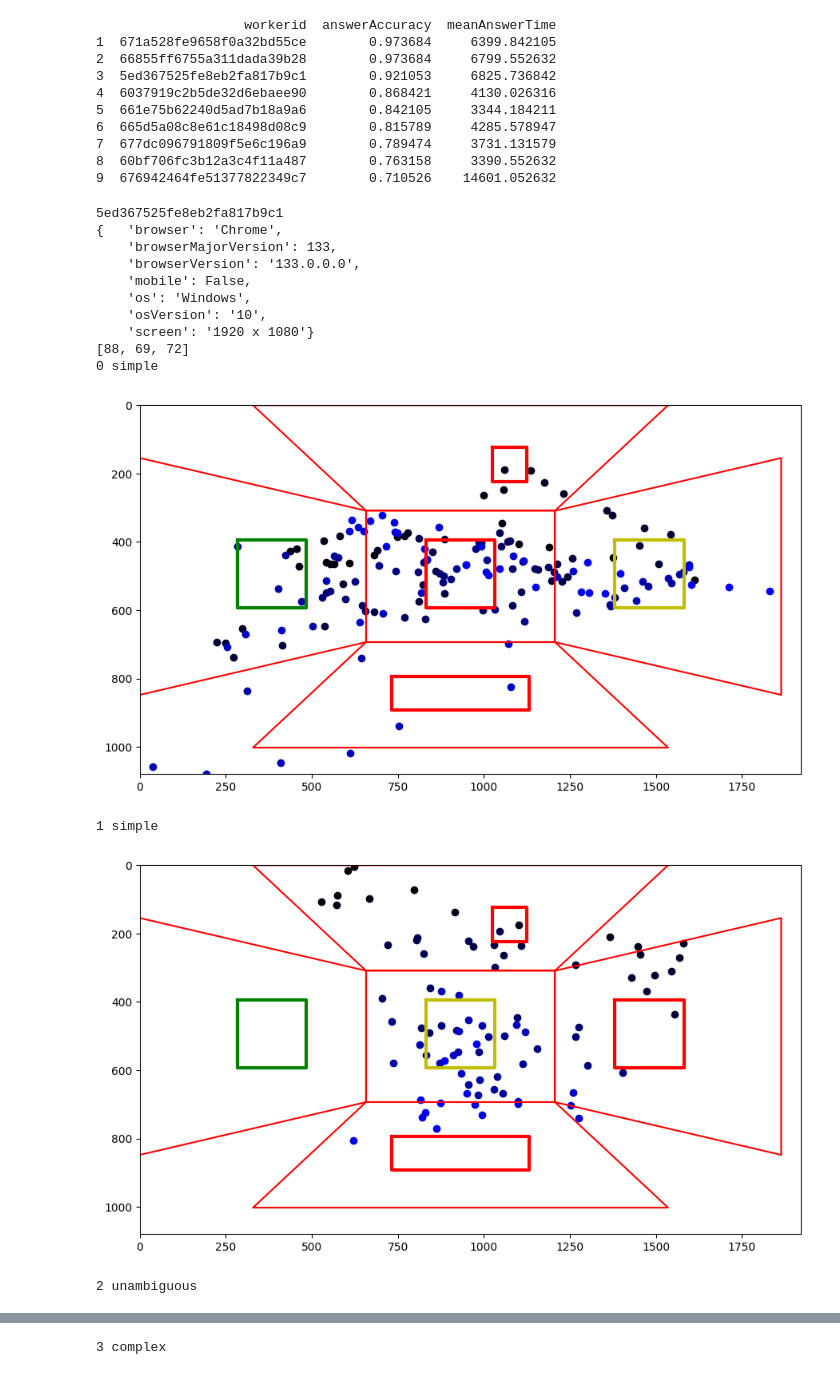
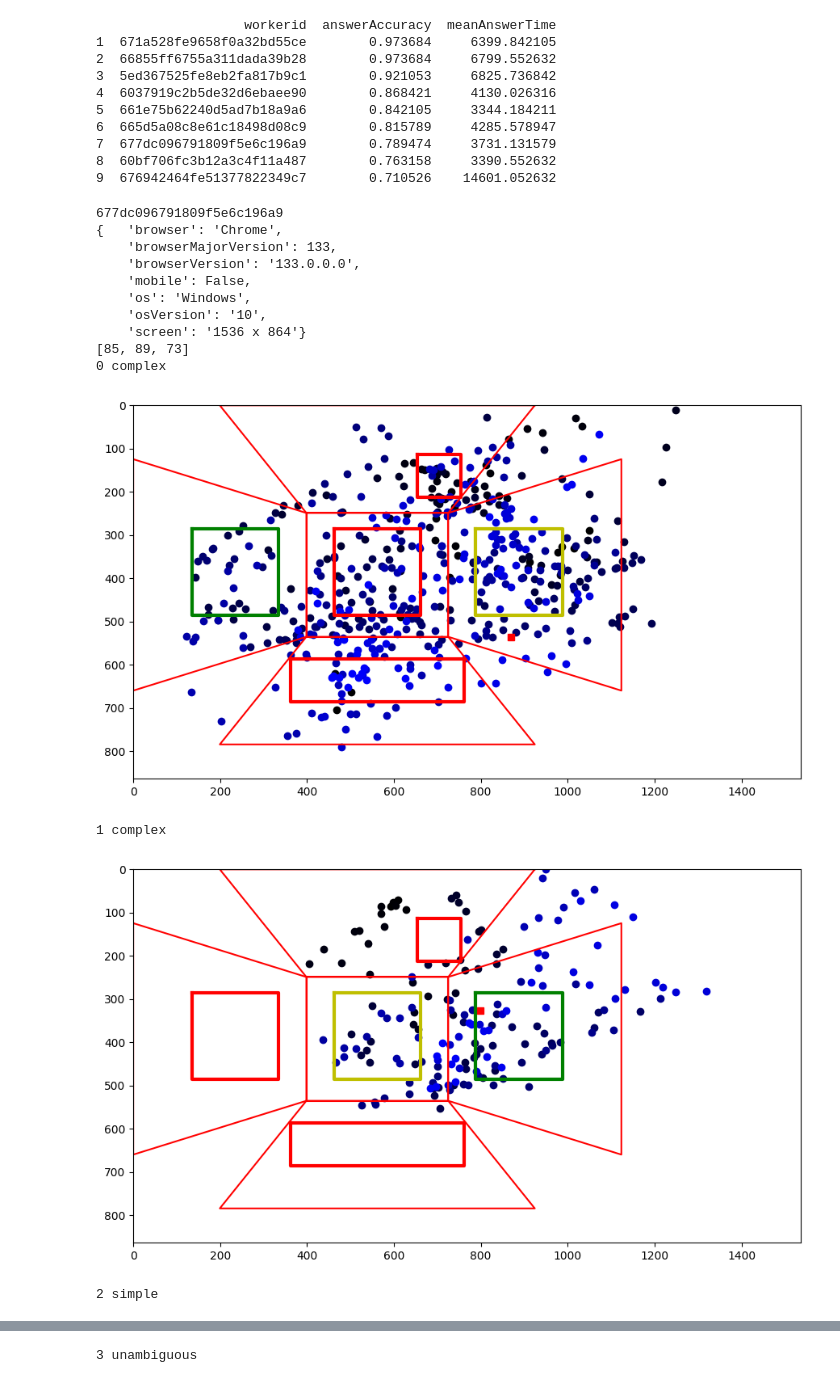
Before and after one commit to GAtemROU/Thesis-Project, a Jupyter notebook: analysis/preprocessing_and_init_analysis.ipynb, the cells around one changed output, grey strips where cells are left out. Drawn from its saved outputs; the diff is of its cells as text; code cells hidden in the pictures.

```diff
--- a/analysis/preprocessing_and_init_analysis.ipynb
+++ b/analysis/preprocessing_and_init_analysis.ipynb
@@ -13,15 +13,22 @@ pp = pprint.PrettyPrinter(indent=4)
 
 df_name = 'experiment_results_prolific_pilot_10ps'
 # %%
-remove_negative_gaze = False
+remove_negative_gaze = True
 # code CJ45HISW
 filter_blacklist = True
+filter_timestamps = False
+
 blacklist = ['j']
 df = pd.read_csv(f'data/raw_data/{df_name}.csv')
 df = df.drop('type', axis=1)
 
+timestamps = ['04-Mar-2025 10:32:34']
+
+if filter_timestamps:
+    df = df[~df['timestamp'].isin(timestamps)]
+
 if filter_blacklist:
-    df = df[~df.workerid.isin(blacklist)]
+    df = df[~df['workerid'].isin(blacklist)]
 
 # reindex the df
 df.reset_index(drop=True, inplace=True)
@@ -47,7 +54,7 @@ def parse(data):
 df = pd.concat([df, pd.json_normalize(df.apply(lambda x: parse(x['answer']), axis=1, ), max_level=0)], axis=1)
 
 if remove_negative_gaze:
-    df.gaze = df.gaze.apply(lambda x: {key:val for key, val in json.loads(base64.b64decode(x)).items() if int(key) > 0})
+    df.gaze = df.gaze.apply(lambda x: {key:val for key, val in json.loads(base64.b64decode(x)).items() if int(key) > 0 and val['x'] is not None})
 else:
     df.gaze = df.gaze.apply(lambda x: {key:val for key, val in json.loads(base64.b64decode(x)).items() if val['x'] is not None})
 df.sort_values(by=['workerid', 'userTrialId'], inplace=True)
@@ -96,3 +87,5 @@ df
+# %%
+df = df[df['workerid'] == '677dc096791809f5e6c196a9']
 # %% [markdown]
 ### Convert Gaze to Fixation detection format
 #### After consideration, fixation detection does not seem like a good choice for our data
@@ -234,3 +227,6 @@ df['condition'] = df['type'].map({'simple': 'simple', 'complex': 'complex', 'str
 df['gaze'] = df['gaze'].apply(lambda x: json.dumps(x))
 df['coordinates'] = df['coordinates'].apply(lambda x: json.dumps(x))
 df.to_csv(f'data/preprocessed_data/{df_name}.csv', index=False)
+
+df['gaze'] = df['gaze'].apply(lambda x: json.loads(x))
+df['coordinates'] = df['coordinates'].apply(lambda x: json.loads(x))
@@ -581,7 +581,7 @@ pp.pprint(leaderboard_df)
 8  60bf706fc3b12a3c4f11a487        0.763158     3390.552632
 9  676942464fe51377822349c7        0.710526    14601.052632
 # %%
-participant = df['workerid'].unique()[0]
+participant = '677dc096791809f5e6c196a9'
 print(participant)
 sample = df[df['workerid']==participant]
 pp.pprint(sample.iloc[0].deviceInfo)
@@ -614,42 +614,45 @@ for i in range(len(sample)):
 
     # make every next point slightly hue color on the plot to represent a scanpath
     for i in range(len(x)):
-        plt.plot(x[i], y[i], color=(0, 0, i/len(x)), marker='o')
+        if i == (len(x)-1):
+            plt.plot(x[i], y[i], color=(1, 0, 0), marker='s')
+        else:
+            plt.plot(x[i], y[i], color=(0, 0, i/len(x)), marker='o')
 
 
     plt.xlim(0, resolution[0])
     plt.ylim(0, resolution[1])
     plt.gca().invert_yaxis()
 
 
     plot_polygons(cur_sample.coordinates, plt)
     for i, area in enumerate(aoi):
         cur_coords = cur_sample.coordinates[area]
         x_min = max(0, cur_coords['x'])
         x_max = cur_coords['x'] + cur_coords['width']
         y_min = max(0, cur_coords['y'])
         y_max = cur_coords['y'] + cur_coords['height']
         # plot boxes around AOI
         color = 'r'
         if cur_sample.trgtPos == i:
             color = 'g'
         if cur_sample.compPos == i:
             color = 'y'
         plt.plot([x_min, x_max, x_max, x_min, x_min], [y_min, y_min, y_max, y_max, y_min], color=color, linewidth=3)
 
     plt.show()
 # %% [output]
-5ed367525fe8eb2fa817b9c1
+677dc096791809f5e6c196a9
 {   'browser': 'Chrome',
     'browserMajorVersion': 133,
     'browserVersion': '133.0.0.0',
     'mobile': False,
     'os': 'Windows',
     'osVersion': '10',
-    'screen': '1920 x 1080'}
-[88, 69, 72]
-0 simple
+    'screen': '1536 x 864'}
+[85, 89, 73]
+0 complex
-[figure, old version]
+[figure, new version]
-1 simple
+1 complex
-[figure, old version]
+[figure, new version]
-2 unambiguous
+2 simple
@@ -657 +660 @@ for i in range(len(sample)):
-3 complex
+3 unambiguous
```
Also changed, not shown: parts of 5 cells of this notebook, 9 other files.
